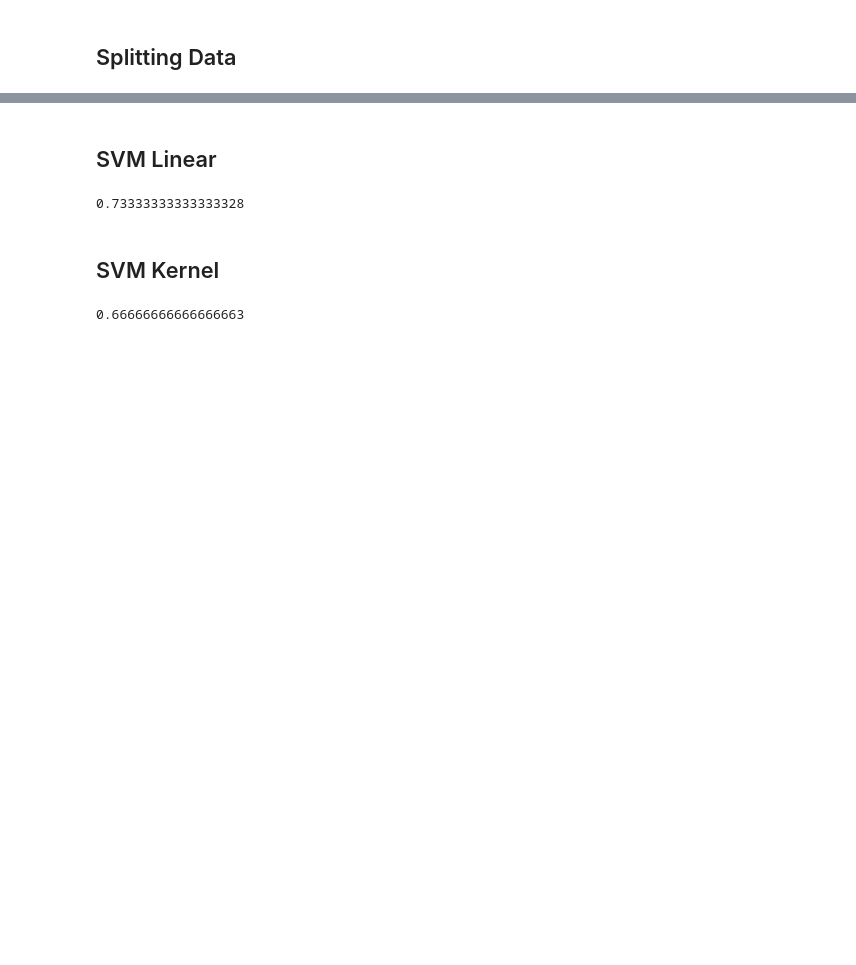
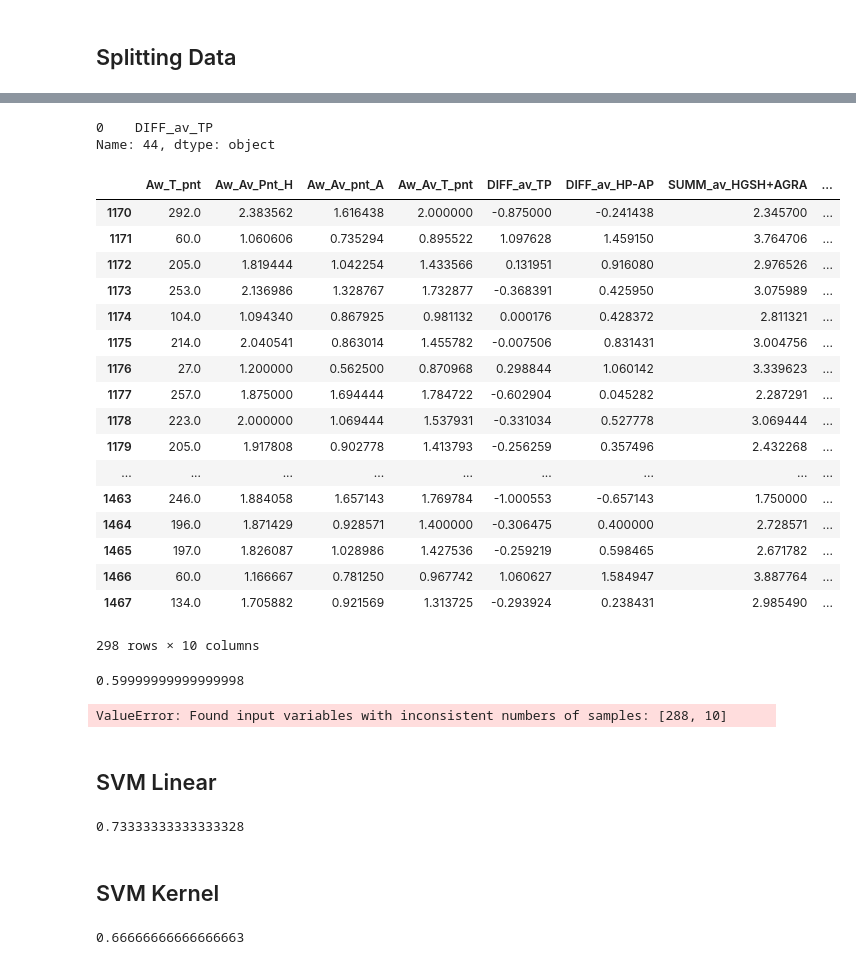
Before and after one commit to hh1713/football_machine, a Jupyter notebook: notebooks/hw3-Copy1.ipynb, the cells around one changed output, grey strips where cells are left out. Drawn from its saved outputs; the diff is of its cells as text; code cells hidden in the pictures; blank space fills up the shorter version.

```diff
--- a/notebooks/hw3-Copy1.ipynb
+++ b/notebooks/hw3-Copy1.ipynb
@@ -72,0 +163,29 @@ final.iloc[268:,lis3]
+# %%
+pd.DataFrame(Italy.columns).loc[44]
+season08_09=
+# %% [output]
+0    DIFF_av_TP
+Name: 44, dtype: object
+# %%
+season08_09=Italy[Italy.season=='2011/2012']
+# %%
+season08_09.iloc[:,-10:]
+# %% [output]
+|  | Aw_T_pnt | Aw_Av_Pnt_H | Aw_Av_pnt_A | Aw_Av_T_pnt | DIFF_av_TP | DIFF_av_HP-AP | SUMM_av_HGSH+AGRA | ... |
+| 1170 | 292.0 | 2.383562 | 1.616438 | 2.000000 | -0.875000 | -0.241438 | 2.345700 | ... |
+| 1171 | 60.0 | 1.060606 | 0.735294 | 0.895522 | 1.097628 | 1.459150 | 3.764706 | ... |
+| 1172 | 205.0 | 1.819444 | 1.042254 | 1.433566 | 0.131951 | 0.916080 | 2.976526 | ... |
+| 1173 | 253.0 | 2.136986 | 1.328767 | 1.732877 | -0.368391 | 0.425950 | 3.075989 | ... |
+| 1174 | 104.0 | 1.094340 | 0.867925 | 0.981132 | 0.000176 | 0.428372 | 2.811321 | ... |
+| 1175 | 214.0 | 2.040541 | 0.863014 | 1.455782 | -0.007506 | 0.831431 | 3.004756 | ... |
+| 1176 | 27.0 | 1.200000 | 0.562500 | 0.870968 | 0.298844 | 1.060142 | 3.339623 | ... |
+| 1177 | 257.0 | 1.875000 | 1.694444 | 1.784722 | -0.602904 | 0.045282 | 2.287291 | ... |
+| 1178 | 223.0 | 2.000000 | 1.069444 | 1.537931 | -0.331034 | 0.527778 | 3.069444 | ... |
+| 1179 | 205.0 | 1.917808 | 0.902778 | 1.413793 | -0.256259 | 0.357496 | 2.432268 | ... |
+| ... | ... | ... | ... | ... | ... | ... | ... | ... |
+| 1463 | 246.0 | 1.884058 | 1.657143 | 1.769784 | -1.000553 | -0.657143 | 1.750000 | ... |
+| 1464 | 196.0 | 1.871429 | 0.928571 | 1.400000 | -0.306475 | 0.400000 | 2.728571 | ... |
+| 1465 | 197.0 | 1.826087 | 1.028986 | 1.427536 | -0.259219 | 0.598465 | 2.671782 | ... |
+| 1466 | 60.0 | 1.166667 | 0.781250 | 0.967742 | 1.060627 | 1.584947 | 3.887764 | ... |
+| 1467 | 134.0 | 1.705882 | 0.921569 | 1.313725 | -0.293924 | 0.238431 | 2.985490 | ... |
+298 rows × 10 columns
@@ -79,3 +205,28 @@ X_train=final.iloc[:268,-6:-4]
+# %%
+svm_linear = svm.SVC(kernel='linear')
+svm_linear.fit(X_train,Y_train)
+svm_linear.score(X_test, Y_test)
+# %% [output]
+0.59999999999999998
+# %%
+scores=[]
+scores2=[]
+scores3=[]
+
+for i in range (0,100):
+    X_train, X_test, Y_train, Y_test = train_test_split(X,Y,test_size=0.2)
+    gnb.fit(X_train,Y_train)
+    scores.append(gnb.score(X_test, Y_test))
+
+    svm_linear = svm.SVC(kernel='linear')
+    svm_linear.fit(X_train,Y_train)
+    scores2.append(svm_linear.score(X_test, Y_test))
+
+    svm_linear = svm.SVC(kernel='linear')
+    svm_linear.fit(X_train,Y_train)
+    scores3.append(svm_linear.score(X_test, Y_test))
+# %% [output]
+ValueError: Found input variables with inconsistent numbers of samples: [288, 10]
 # %% [markdown]
 ## SVM Linear
 # %%
```
Also changed, not shown: parts of 28 cells of this notebook, 25 other files.
